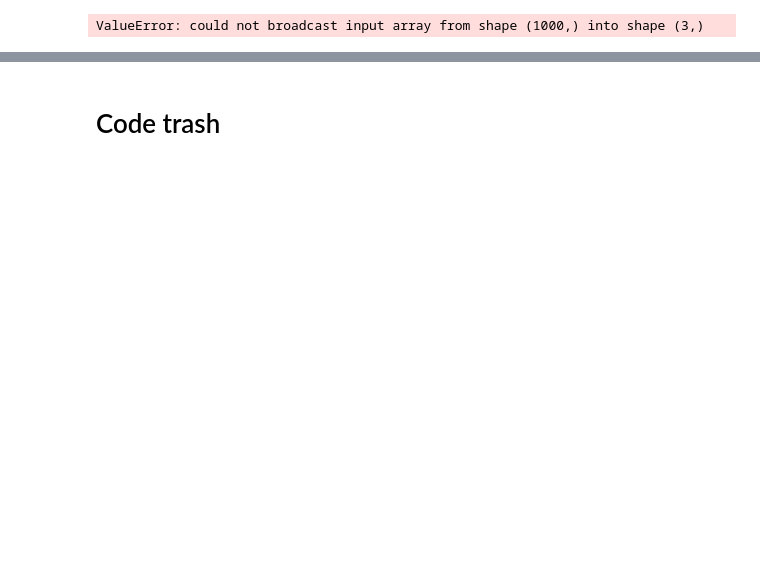
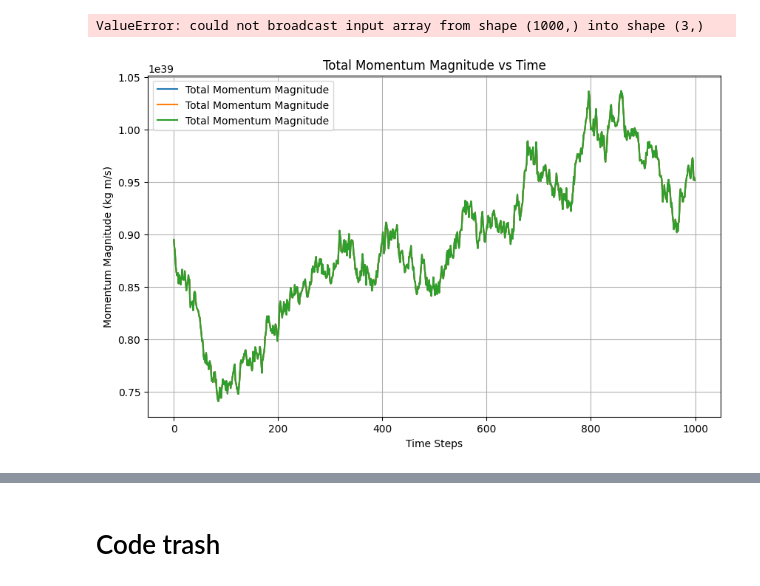
Before and after one commit to Darkosxl/3Body_Problem_Simulation, a Jupyter notebook: 3-Body Problem Simulation.ipynb, the cells around one changed output, grey strips where cells are left out. Cells and saved outputs as stored; diff of their text form; code cells hidden in the pictures; blank space fills up the shorter version.

```diff
--- a/3-Body Problem Simulation.ipynb
+++ b/3-Body Problem Simulation.ipynb
@@ -501,3 +549,36 @@ time_steps = np.arange(0, len(results['velocities'][0]), 100)  # Adjust accordin
 plot_corrected_kinetic_energy(results, masses, time_steps)
 # %% [output]
 ValueError: could not broadcast input array from shape (1000,) into shape (3,)
+# %%
+def plot_total_momentum_over_time(n_steps, dt, masses, initial_positions, initial_velocities, noise_level=0):
+    # Simulate the system using the existing simulate_with_perturbation function
+    positions, velocities, momenta = simulate_with_perturbation(len(masses), n_steps, dt, masses, initial_positions, initial_velocities, noise_level)
+
+    for i in range(len(momenta)):
+        momenta[i] = momenta[i][0] + momenta[i][1] + momenta[i][2]
+
+    # Plotting
+    time_steps = np.arange(n_steps)
+
+    plt.figure(figsize=(10, 6))
+    plt.plot(time_steps, momenta, label='Total Momentum Magnitude')
+
+    plt.title('Total Momentum Magnitude vs Time')
+    plt.xlabel('Time Steps')
+    plt.ylabel('Momentum Magnitude (kg m/s)')
+    plt.legend()
+    plt.grid(True)
+    plt.show()
+
+# Example usage:
+n_steps = 1000
+dt = 1e3
+masses = [5.972e24, 1.989e30, 7.348e22]  # Earth, Sun, Moon
+initial_positions = np.array([[1.0e11, 0.0], [-1.0e11, 0.0], [0.0, 1.5e11]])
+initial_velocities = np.array([[0.0, 3.0e4], [0.0, -3.0e4], [2.0e4, 0.0]])
+noise_level = 1e2  # Small perturbation
+
+# Plot the total momentum magnitude over time
+plot_total_momentum_over_time(n_steps, dt, masses, initial_positions, initial_velocities, noise_level)
+# %% [output]
+[figure, added]
```
Also changed, not shown: parts of 6 cells of this notebook, 7 other files.
